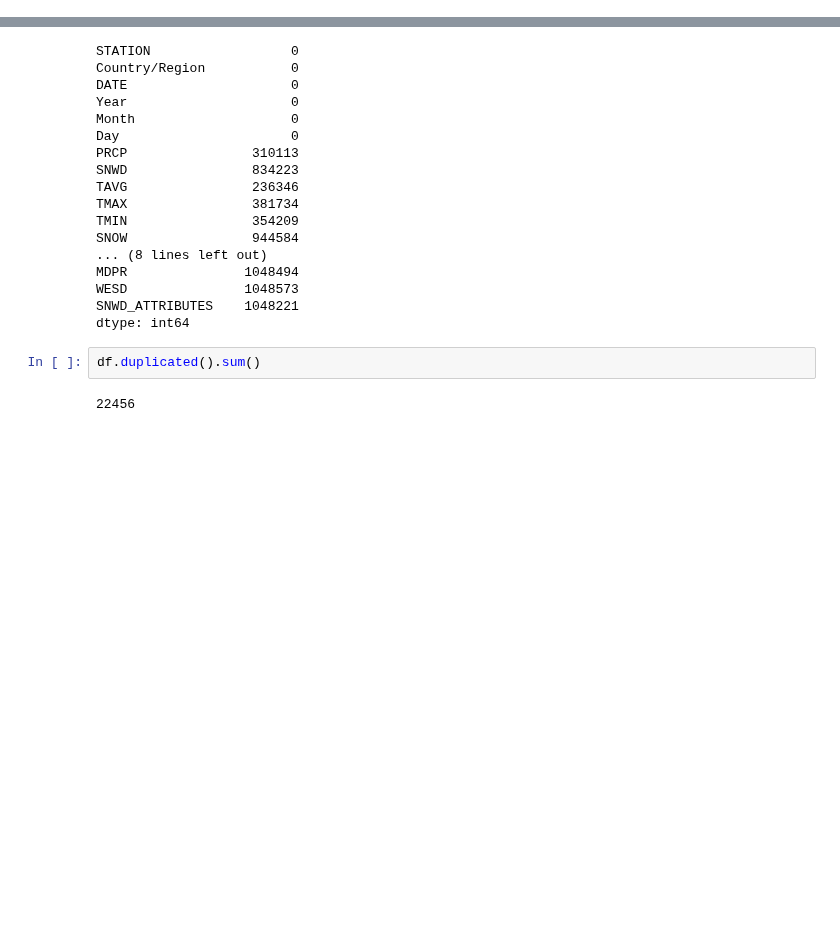
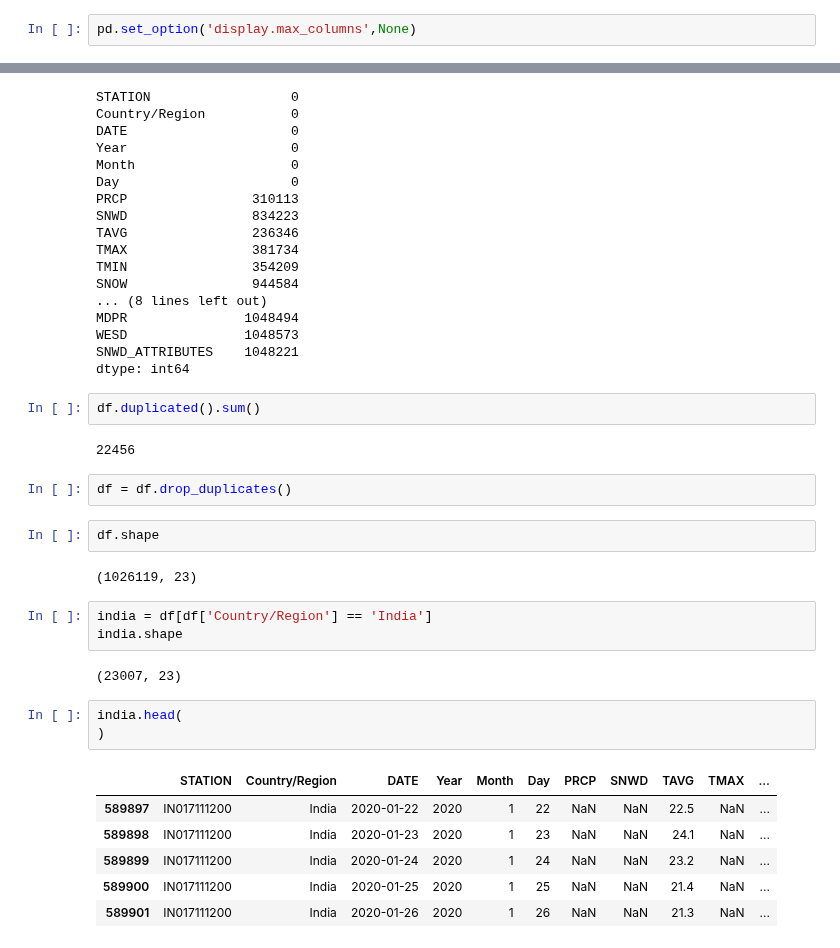
Before and after one commit to ShubhamGupta2505/Dataset-Analysis-Visualization, a Jupyter notebook: weather-analysis-of-all-countries.ipynb, the cells around one changed output, grey strips where cells are left out. Drawn from its saved outputs; the diff is of its cells as text; blank space fills up the shorter version.

```diff
--- a/weather-analysis-of-all-countries.ipynb
+++ b/weather-analysis-of-all-countries.ipynb
@@ -18,6 +18,8 @@ for dirname, _, filenames in os.walk('/kaggle/input'):
 # You can also write temporary files to /kaggle/temp/, but they won't be saved outside of the current session
 # %% [output]
 /kaggle/input/the-weather-of-187-countries-in-2020/the weather of 187 countries in 2020.csv
+# %%
+pd.set_option('display.max_columns',None)
 # %%
 df= pd.read_csv('/kaggle/input/the-weather-of-187-countries-in-2020/the weather of 187 countries in 2020.csv')
 df.shape
@@ -109,3 +110,24 @@ dtype: int64
 df.duplicated().sum()
 # %% [output]
 22456
+# %%
+df = df.drop_duplicates()
+# %%
+df.shape
+# %% [output]
+(1026119, 23)
+# %%
+india = df[df['Country/Region'] == 'India']
+india.shape
+# %% [output]
+(23007, 23)
+# %%
+india.head(
+)
+# %% [output]
+|  | STATION | Country/Region | DATE | Year | Month | Day | PRCP | SNWD | TAVG | TMAX | ... |
+| 589897 | IN017111200 | India | 2020-01-22 | 2020 | 1 | 22 | NaN | NaN | 22.5 | NaN | ... |
+| 589898 | IN017111200 | India | 2020-01-23 | 2020 | 1 | 23 | NaN | NaN | 24.1 | NaN | ... |
+| 589899 | IN017111200 | India | 2020-01-24 | 2020 | 1 | 24 | NaN | NaN | 23.2 | NaN | ... |
+| 589900 | IN017111200 | India | 2020-01-25 | 2020 | 1 | 25 | NaN | NaN | 21.4 | NaN | ... |
+| 589901 | IN017111200 | India | 2020-01-26 | 2020 | 1 | 26 | NaN | NaN | 21.3 | NaN | ... |
```
Also changed, not shown: parts of 13 cells of this notebook.
